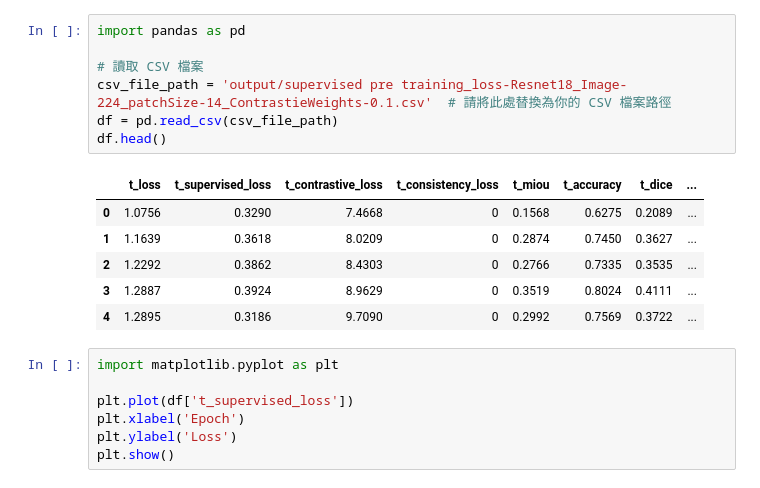
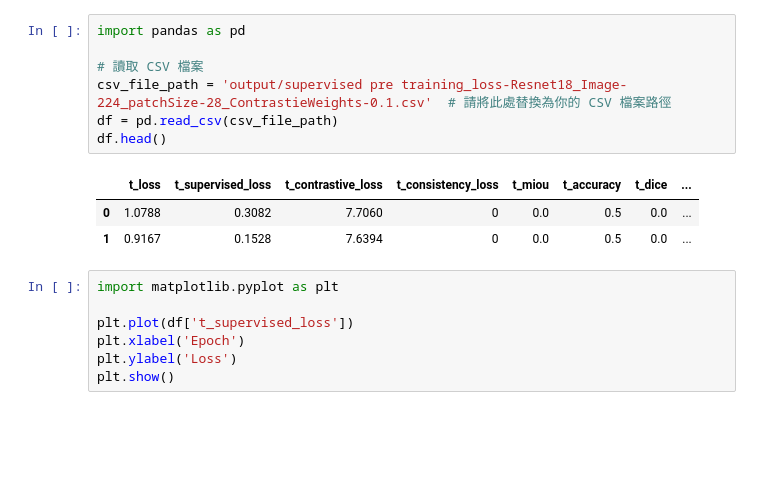
Before and after one commit to Yang-Jiaxiang/PatchCL-MedSeg-Louis, a Jupyter notebook: Loss_curve.ipynb, the cells around one changed output. Saved outputs shown, nothing was run; the diff lists cells and outputs as text; blank space fills up the shorter version.

```diff
--- a/Loss_curve.ipynb
+++ b/Loss_curve.ipynb
@@ -1,17 +1,14 @@
 # %%
 import pandas as pd
 
 # 讀取 CSV 檔案
-csv_file_path = 'output/supervised pre training_loss-Resnet18_Image-224_patchSize-14_ContrastieWeights-0.1.csv'  # 請將此處替換為你的 CSV 檔案路徑
+csv_file_path = 'output/supervised pre training_loss-Resnet18_Image-224_patchSize-28_ContrastieWeights-0.1.csv'  # 請將此處替換為你的 CSV 檔案路徑
 df = pd.read_csv(csv_file_path)
 df.head()
 # %% [output]
 |  | t_loss | t_supervised_loss | t_contrastive_loss | t_consistency_loss | t_miou | t_accuracy | t_dice | ... |
-| 0 | 1.0756 | 0.3290 | 7.4668 | 0 | 0.1568 | 0.6275 | 0.2089 | ... |
-| 1 | 1.1639 | 0.3618 | 8.0209 | 0 | 0.2874 | 0.7450 | 0.3627 | ... |
-| 2 | 1.2292 | 0.3862 | 8.4303 | 0 | 0.2766 | 0.7335 | 0.3535 | ... |
-| 3 | 1.2887 | 0.3924 | 8.9629 | 0 | 0.3519 | 0.8024 | 0.4111 | ... |
-| 4 | 1.2895 | 0.3186 | 9.7090 | 0 | 0.2992 | 0.7569 | 0.3722 | ... |
+| 0 | 1.0788 | 0.3082 | 7.7060 | 0 | 0.0 | 0.5 | 0.0 | ... |
+| 1 | 0.9167 | 0.1528 | 7.6394 | 0 | 0.0 | 0.5 | 0.0 | ... |
 # %%
 import matplotlib.pyplot as plt
 
```
Also changed, not shown: 4 other files.
